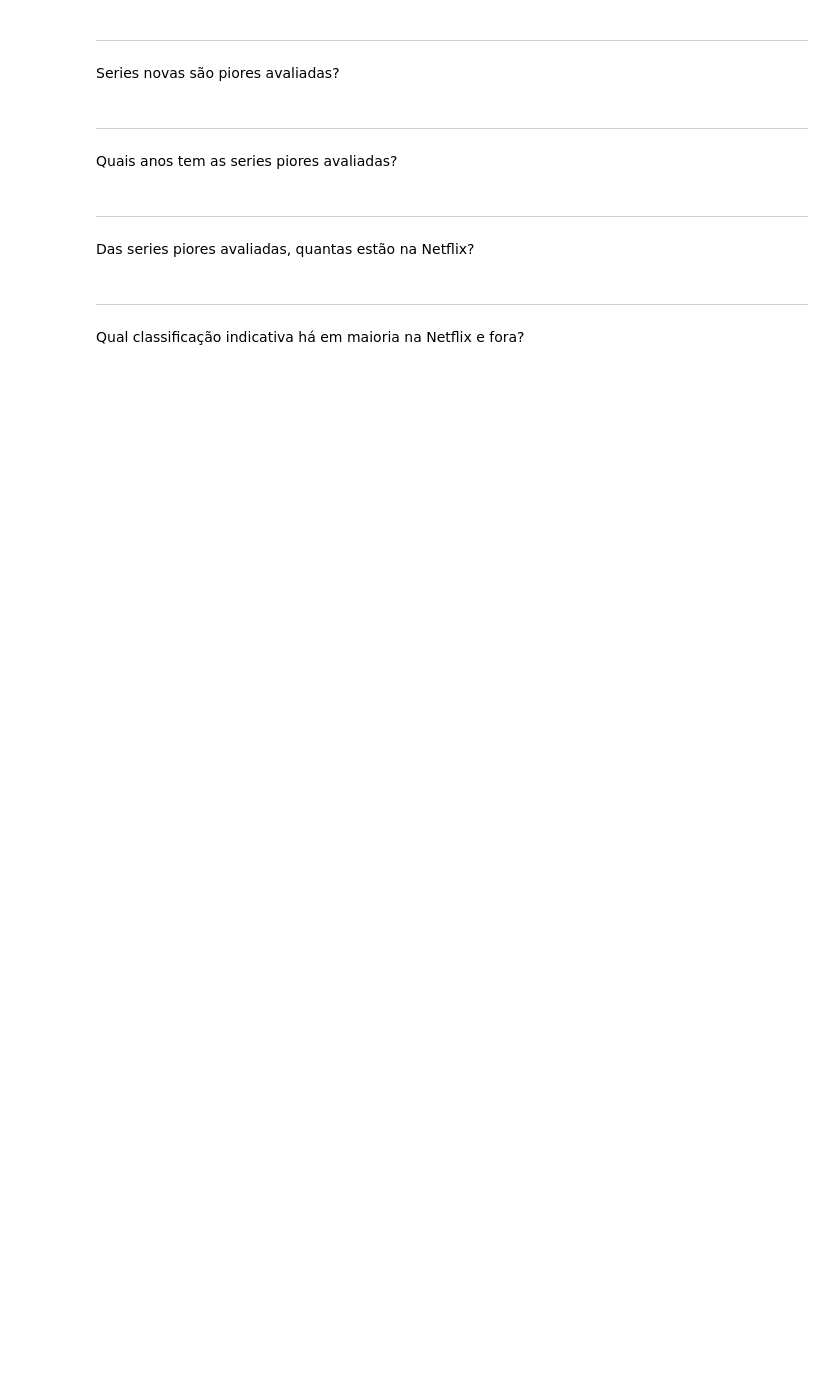
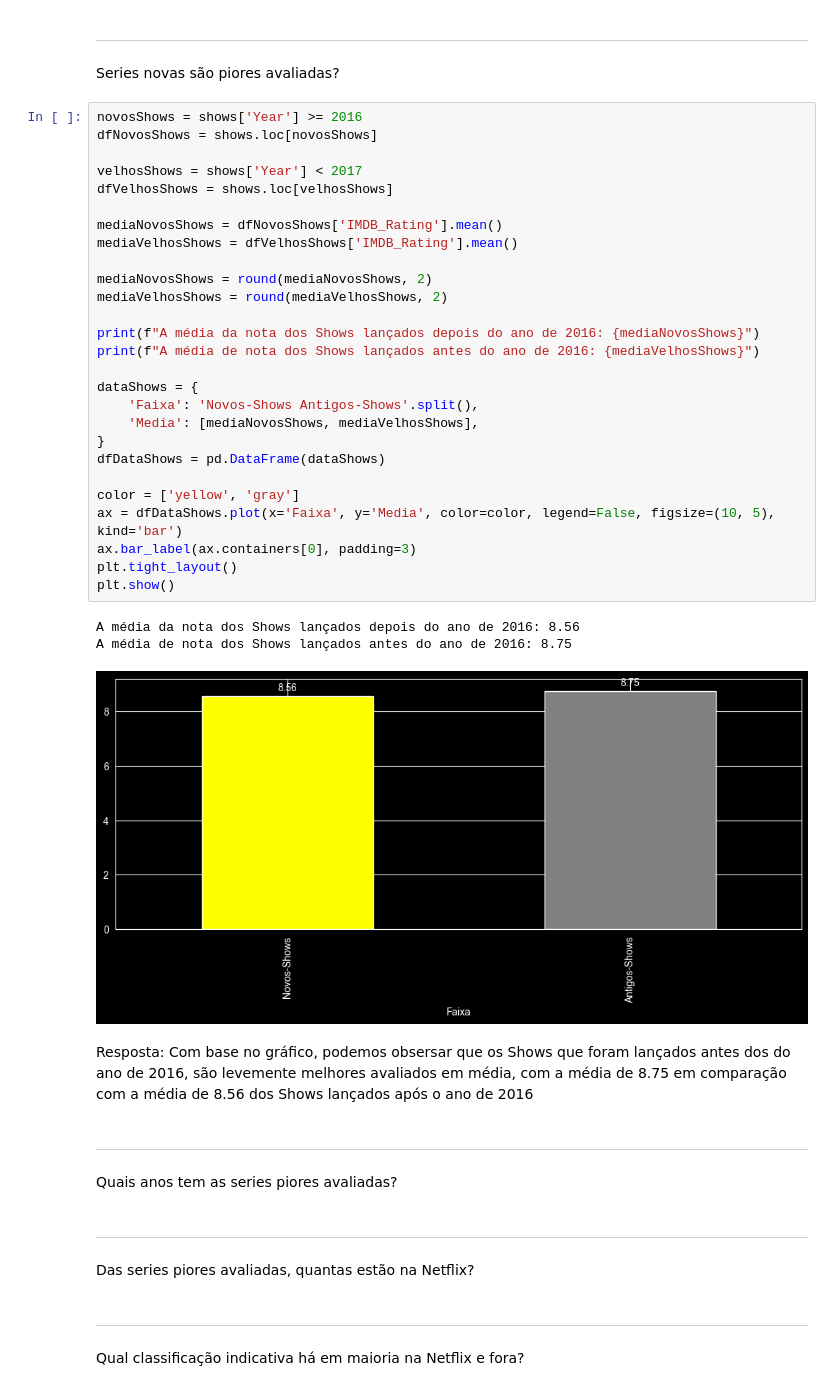
Before and after one commit to Matheus0208/projeto-analise-netflix, a Jupyter notebook: analisetvshows.ipynb, the cells around one changed output. Cells and saved outputs as stored; diff of their text form; blank space fills up the shorter version.

```diff
--- a/analisetvshows.ipynb
+++ b/analisetvshows.ipynb
@@ -140,6 +167,39 @@ Quais anos lançaram as series melhores avaliadas?
 ---
 # %% [markdown]
 Series novas são piores avaliadas?
+# %%
+novosShows = shows['Year'] >= 2016
+dfNovosShows = shows.loc[novosShows]
+
+velhosShows = shows['Year'] < 2017
+dfVelhosShows = shows.loc[velhosShows]
+
+mediaNovosShows = dfNovosShows['IMDB_Rating'].mean()
+mediaVelhosShows = dfVelhosShows['IMDB_Rating'].mean()
+
+mediaNovosShows = round(mediaNovosShows, 2)
+mediaVelhosShows = round(mediaVelhosShows, 2)
+
+print(f"A média da nota dos Shows lançados depois do ano de 2016: {mediaNovosShows}")
+print(f"A média de nota dos Shows lançados antes do ano de 2016: {mediaVelhosShows}")
+
+dataShows = {
+    'Faixa': 'Novos-Shows Antigos-Shows'.split(),
+    'Media': [mediaNovosShows, mediaVelhosShows],
+}
+dfDataShows = pd.DataFrame(dataShows)
+
+color = ['yellow', 'gray']
+ax = dfDataShows.plot(x='Faixa', y='Media', color=color, legend=False, figsize=(10, 5), kind='bar')
+ax.bar_label(ax.containers[0], padding=3)
+plt.tight_layout()
+plt.show()
+# %% [output]
+A média da nota dos Shows lançados depois do ano de 2016: 8.56
+A média de nota dos Shows lançados antes do ano de 2016: 8.75
+[figure, added]
+# %% [markdown]
+Resposta: Com base no gráfico, podemos obsersar que os Shows que foram lançados antes dos do ano de 2016, são levemente melhores avaliados em média, com a média de 8.75 em comparação com a média de 8.56 dos Shows lançados após o ano de 2016
 # %% [markdown]
 ---
 # %% [markdown]
```
Also changed, not shown: parts of 5 cells of this notebook.
